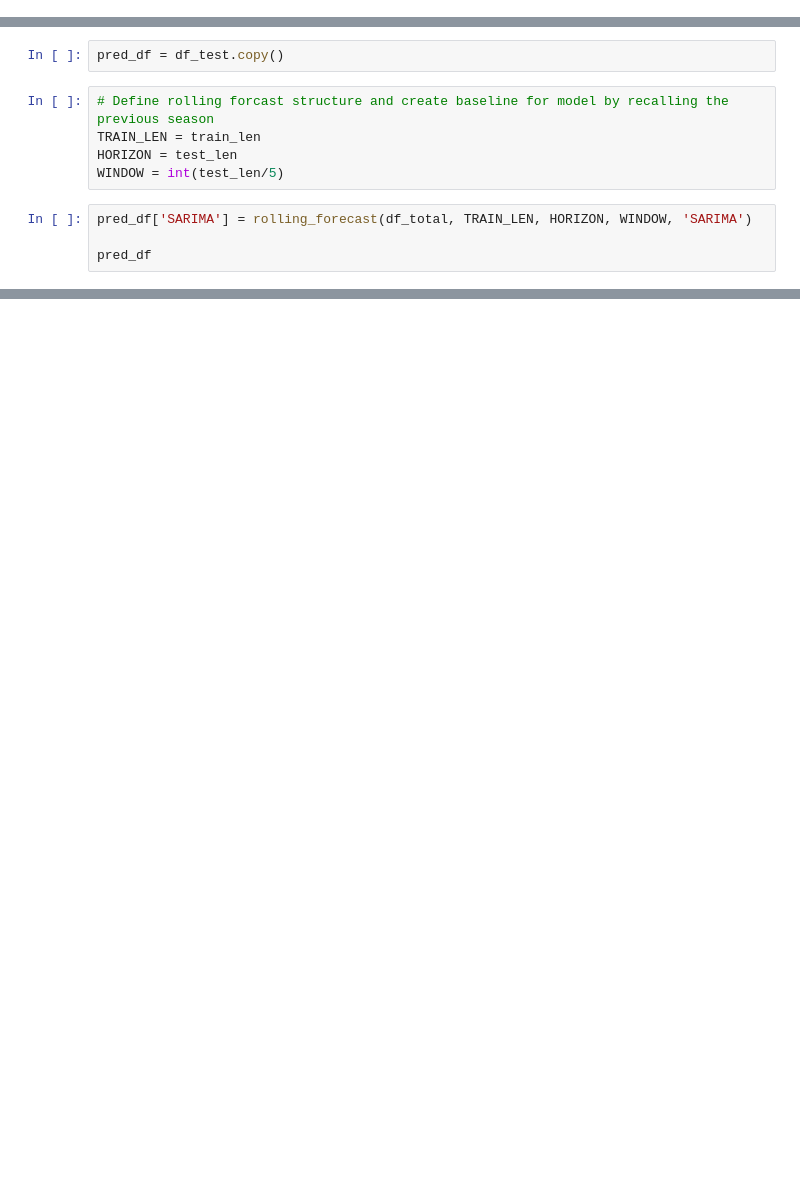
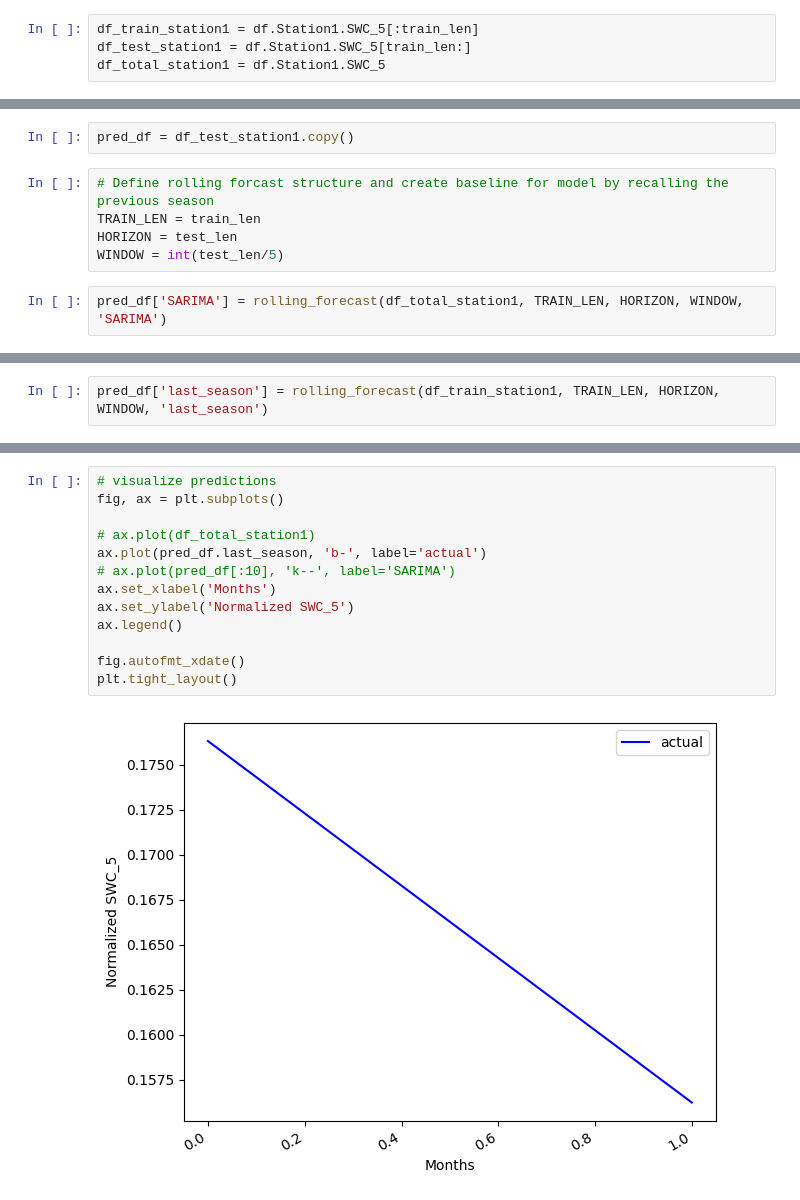
Before and after one commit to kiat/tx-soil-moisture, a Jupyter notebook: notebook/SWC_5_SARIMAX_Model.ipynb, the cells around one changed output, grey strips where cells are left out. Drawn from its saved outputs; the diff is of its cells as text; blank space fills up the shorter version.

```diff
--- a/notebook/SWC_5_SARIMAX_Model.ipynb
+++ b/notebook/SWC_5_SARIMAX_Model.ipynb
@@ -170,2 +217,6 @@ total_len = train_len + test_len
+# %%
+df_train_station1 = df.Station1.SWC_5[:train_len]
+df_test_station1 = df.Station1.SWC_5[train_len:]
+df_total_station1 = df.Station1.SWC_5
 # %%
 # Define range of parameter's to check
@@ -200,11 +308,9 @@ print(SARIMA_model_fit.summary())
 # %%
-pred_df = df_test.copy()
+pred_df = df_test_station1.copy()
 # %%
 # Define rolling forcast structure and create baseline for model by recalling the previous season
 TRAIN_LEN = train_len
 HORIZON = test_len
 WINDOW = int(test_len/5)
 # %%
-pred_df['SARIMA'] = rolling_forecast(df_total, TRAIN_LEN, HORIZON, WINDOW, 'SARIMA')
-
-pred_df
+pred_df['SARIMA'] = rolling_forecast(df_total_station1, TRAIN_LEN, HORIZON, WINDOW, 'SARIMA')
@@ -212,0 +317,2 @@ sarima_df = pd.DataFrame(pred_df.SARIMA)
+# %%
+pred_df['last_season'] = rolling_forecast(df_train_station1, TRAIN_LEN, HORIZON, WINDOW, 'last_season')
@@ -226,2 +350,17 @@ plt.tight_layout()
+# %%
+# visualize predictions
+fig, ax = plt.subplots()
+
+# ax.plot(df_total_station1)
+ax.plot(pred_df.last_season, 'b-', label='actual')
+# ax.plot(pred_df[:10], 'k--', label='SARIMA')
+ax.set_xlabel('Months')
+ax.set_ylabel('Normalized SWC_5')
+ax.legend()
+
+fig.autofmt_xdate()
+plt.tight_layout()
+# %% [output]
+[figure, added]
 # %%
 # Evaluate
```
Also changed, not shown: parts of 19 cells of this notebook.
